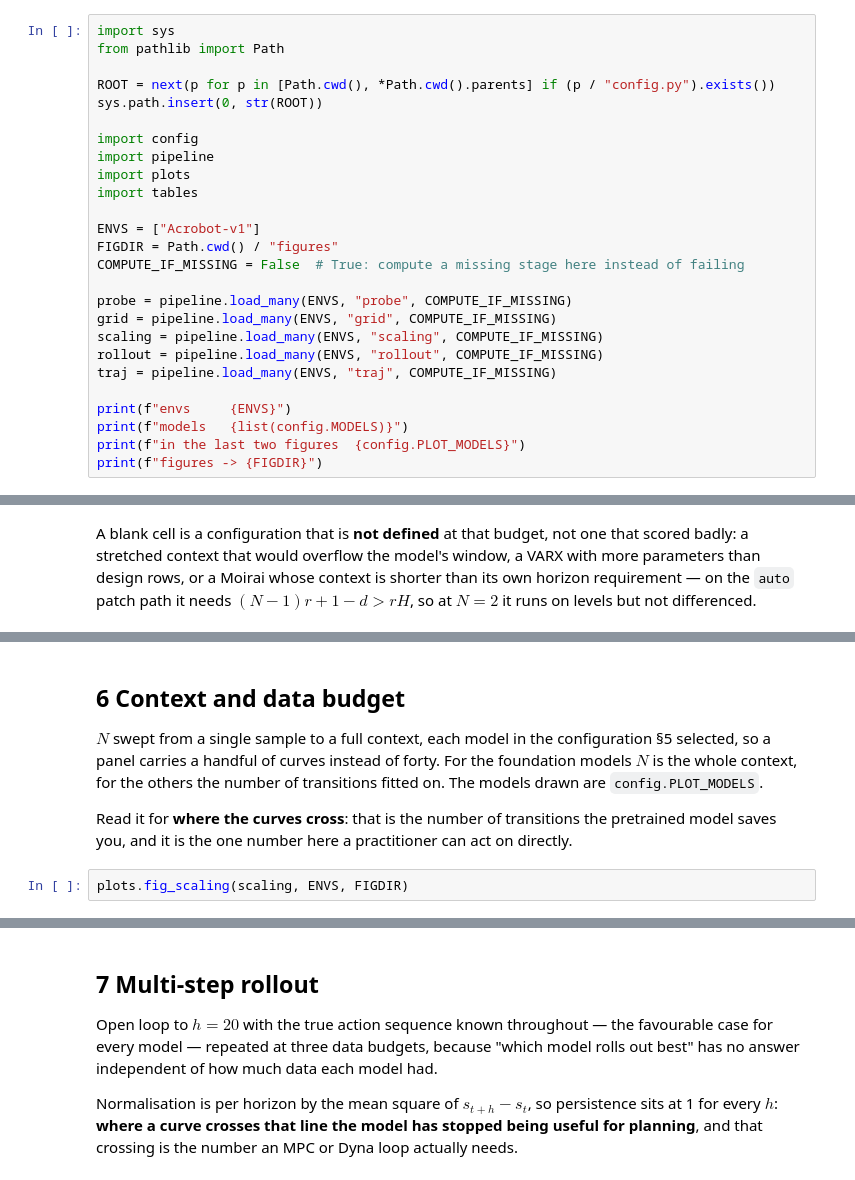
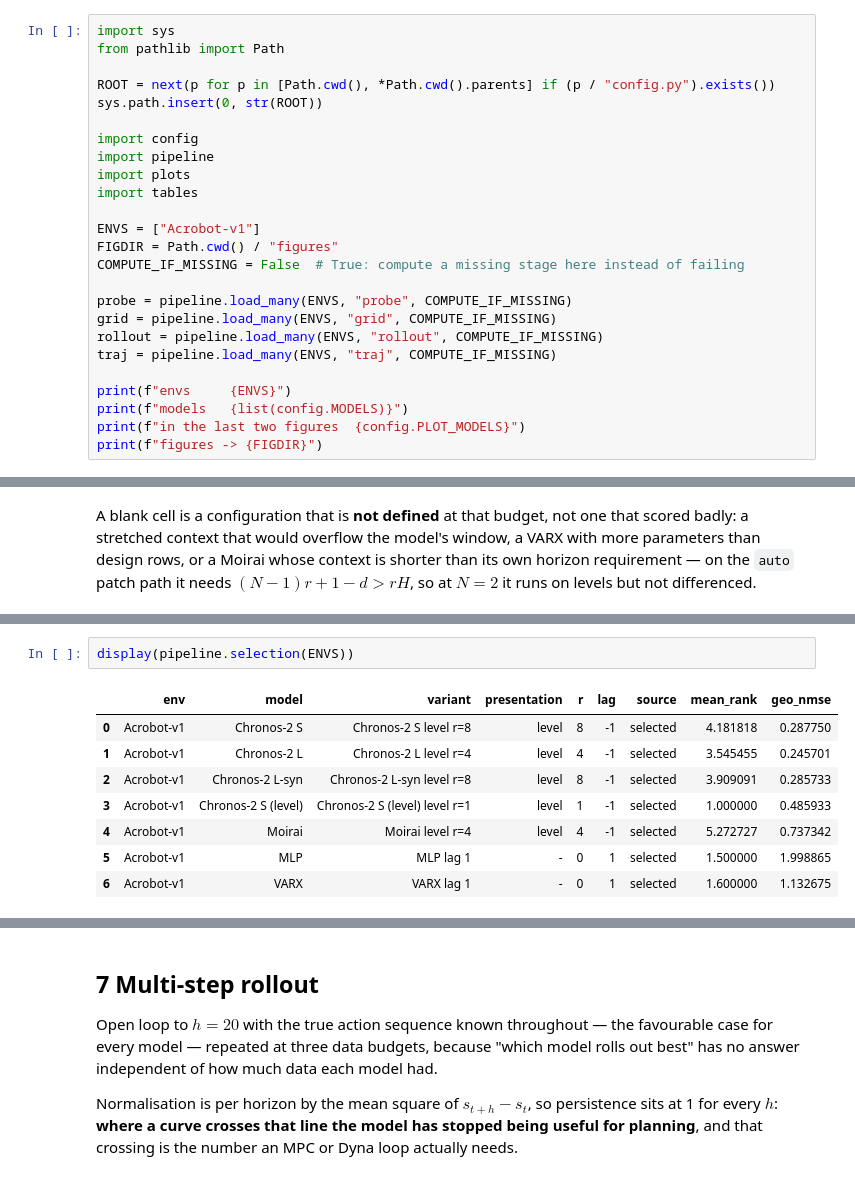
Before and after one commit to JohannesWittmann9/tsfm-rl, a Jupyter notebook: experiments/dyna_standard/acrobot/acrobot_experiment.ipynb, the cells around one changed output, grey strips where cells are left out. Saved outputs shown, nothing was run; the diff lists cells and outputs as text.

```diff
--- a/experiments/dyna_standard/acrobot/acrobot_experiment.ipynb
+++ b/experiments/dyna_standard/acrobot/acrobot_experiment.ipynb
@@ -32,7 +32,6 @@ COMPUTE_IF_MISSING = False  # True: compute a missing stage here instead of fail
 
 probe = pipeline.load_many(ENVS, "probe", COMPUTE_IF_MISSING)
 grid = pipeline.load_many(ENVS, "grid", COMPUTE_IF_MISSING)
-scaling = pipeline.load_many(ENVS, "scaling", COMPUTE_IF_MISSING)
 rollout = pipeline.load_many(ENVS, "rollout", COMPUTE_IF_MISSING)
 traj = pipeline.load_many(ENVS, "traj", COMPUTE_IF_MISSING)
 
@@ -106,13 +138,11 @@ for env_id in ENVS:
-# %% [markdown]
-## 6  Context and data budget
-
-$N$ swept from a single sample to a full context, each model in the configuration
-§5 selected, so a panel carries a handful of curves instead of forty. For the
-foundation models $N$ is the whole context, for the others the number of
-transitions fitted on. The models drawn are `config.PLOT_MODELS`.
-
-Read it for **where the curves cross**: that is the number of transitions the
-pretrained model saves you, and it is the one number here a practitioner can act
-on directly.
 # %%
-plots.fig_scaling(scaling, ENVS, FIGDIR)
+display(pipeline.selection(ENVS))
+# %% [output]
+|  | env | model | variant | presentation | r | lag | source | mean_rank | geo_nmse |
+| 0 | Acrobot-v1 | Chronos-2 S | Chronos-2 S level r=8 | level | 8 | -1 | selected | 4.181818 | 0.287750 |
+| 1 | Acrobot-v1 | Chronos-2 L | Chronos-2 L level r=4 | level | 4 | -1 | selected | 3.545455 | 0.245701 |
+| 2 | Acrobot-v1 | Chronos-2 L-syn | Chronos-2 L-syn level r=8 | level | 8 | -1 | selected | 3.909091 | 0.285733 |
+| 3 | Acrobot-v1 | Chronos-2 S (level) | Chronos-2 S (level) level r=1 | level | 1 | -1 | selected | 1.000000 | 0.485933 |
+| 4 | Acrobot-v1 | Moirai | Moirai level r=4 | level | 4 | -1 | selected | 5.272727 | 0.737342 |
+| 5 | Acrobot-v1 | MLP | MLP lag 1 | - | 0 | 1 | selected | 1.500000 | 1.998865 |
+| 6 | Acrobot-v1 | VARX | VARX lag 1 | - | 0 | 1 | selected | 1.600000 | 1.132675 |
```
Also changed, not shown: parts of 9 cells of this notebook, 40 other files.
